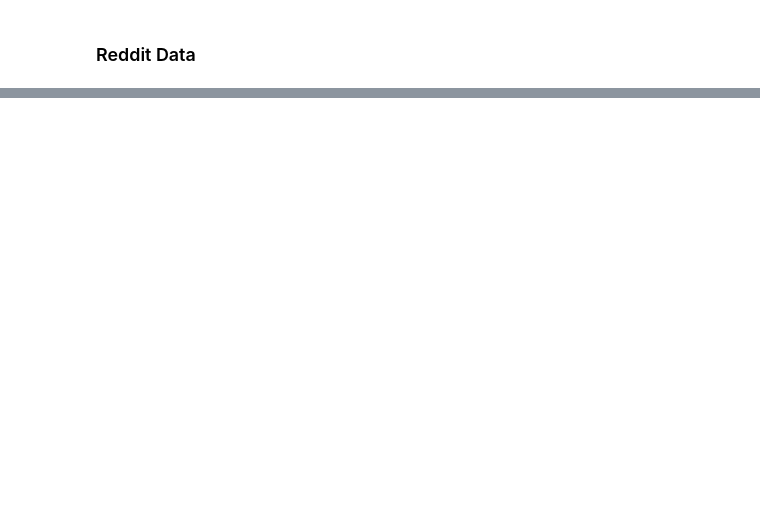
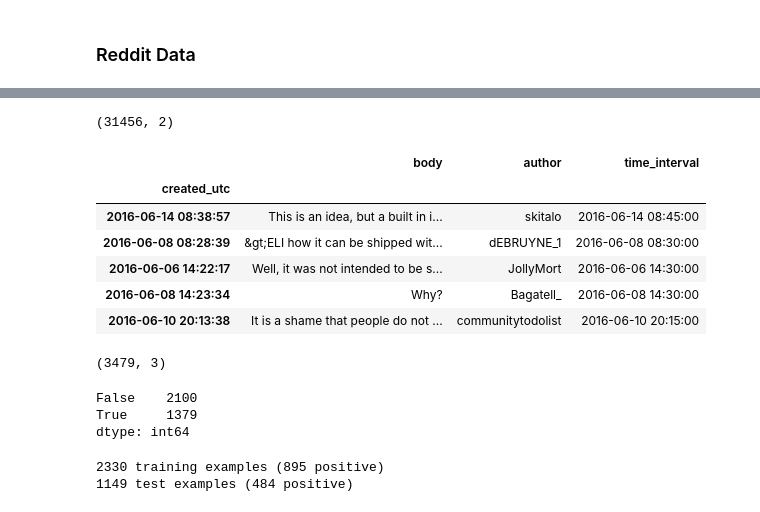
Before and after one commit to malcolmjmr/springboard, a Jupyter notebook: Data Acquisition.ipynb, the cells around one changed output, grey strips where cells are left out. Saved outputs shown, nothing was run; the diff lists cells and outputs as text; code cells hidden in the pictures; blank space fills up the shorter version.

```diff
--- a/Data Acquisition.ipynb
+++ b/Data Acquisition.ipynb
@@ -316,0 +355,23 @@ dtype: int64
+# %%
+comments.shape
+# %% [output]
+(31456, 2)
+# %%
+time_intervals = (comments.reset_index().created_utc.astype(datetime)
+                  .apply(lambda dt: time_interval(dt, timedelta(minutes=15))))
+time_intervals.index = comments.index
+comments['time_interval'] = time_intervals
+comments.head()
+# %% [output]
+|  | body | author | time_interval |
+| created_utc |  |  |  |
+| 2016-06-14 08:38:57 | This is an idea, but a built in i... | skitalo | 2016-06-14 08:45:00 |
+| 2016-06-08 08:28:39 | &gt;ELI how it can be shipped wit... | dEBRUYNE_1 | 2016-06-08 08:30:00 |
+| 2016-06-06 14:22:17 | Well, it was not intended to be s... | JollyMort | 2016-06-06 14:30:00 |
+| 2016-06-08 14:23:34 | Why? | Bagatell_ | 2016-06-08 14:30:00 |
+| 2016-06-10 20:13:38 | It is a shame that people do not ... | communitytodolist | 2016-06-10 20:15:00 |
+# %%
+comments_at_first_spike = comments.reset_index().set_index('time_interval')['2016-08-16 00:00:00':'2016-08-28 00:00:00']
+comments_at_first_spike.shape
+# %% [output]
+(3479, 3)
@@ -316,0 +384,16 @@ dtype: int64
+# %%
+y_labels = comments_at_first_spike.apply(get_y, axis=1)!=0
+y_labels.value_counts()
+# %% [output]
+False    2100
+True     1379
+dtype: int64
+# %%
+X_train, X_test, y_train, y_test = train_test_split(comments_at_first_spike.body.values, y_labels,
+                                                    test_size=0.33, random_state=42)
+
+print("%d training examples (%d positive)" % (len(y_train), sum(y_train)))
+print("%d test examples (%d positive)" % (len(y_test), sum(y_test)))
+# %% [output]
+2330 training examples (895 positive)
+1149 test examples (484 positive)
```
Also changed, not shown: parts of 11 cells of this notebook.
